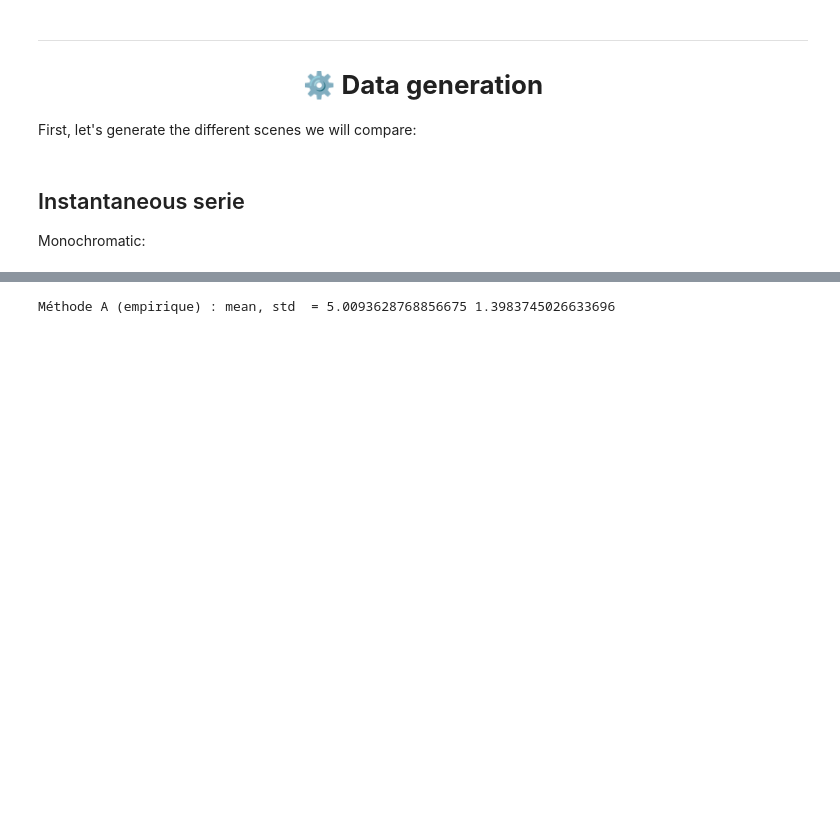
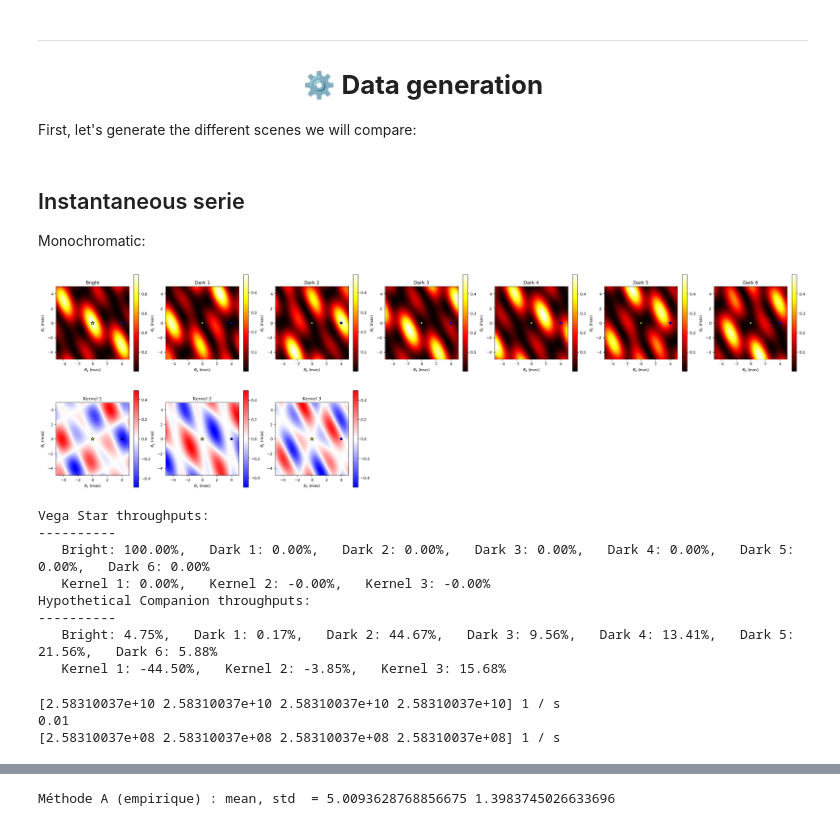
Before and after one commit to VForiel/Thesis, a Jupyter notebook: numerical_simulation.ipynb, the cells around one changed output, grey strips where cells are left out. Saved outputs shown, nothing was run; the diff lists cells and outputs as text; code cells hidden in the pictures; blank space fills up the shorter version.

```diff
--- a/numerical_simulation.ipynb
+++ b/numerical_simulation.ipynb
@@ -490,6 +490,26 @@ First, let's generate the different scenes we will compare:
 ## Instantaneous serie
 
 Monochromatic:
+# %%
+ctx.plot_transmission_maps(N=100)
+# %% [output]
+[figure, added]
+Vega Star throughputs:
+----------
+   Bright: 100.00%,   Dark 1: 0.00%,   Dark 2: 0.00%,   Dark 3: 0.00%,   Dark 4: 0.00%,   Dark 5: 0.00%,   Dark 6: 0.00%
+   Kernel 1: 0.00%,   Kernel 2: -0.00%,   Kernel 3: -0.00%
+Hypothetical Companion throughputs:
+----------
+   Bright: 4.75%,   Dark 1: 0.17%,   Dark 2: 44.67%,   Dark 3: 9.56%,   Dark 4: 13.41%,   Dark 5: 21.56%,   Dark 6: 5.88%
+   Kernel 1: -44.50%,   Kernel 2: -3.85%,   Kernel 3: 15.68%
+# %%
+print(ctx.pf)
+print(ctx.target.companions[0].c)
+print(ctx.pf * ctx.target.companions[0].c)
+# %% [output]
+[2.58310037e+10 2.58310037e+10 2.58310037e+10 2.58310037e+10] 1 / s
+0.01
+[2.58310037e+08 2.58310037e+08 2.58310037e+08 2.58310037e+08] 1 / s
 # %%
 from src import analysis
 from phise import Context
```
Also changed, not shown: parts of 1 cell of this notebook, 4 other files.
